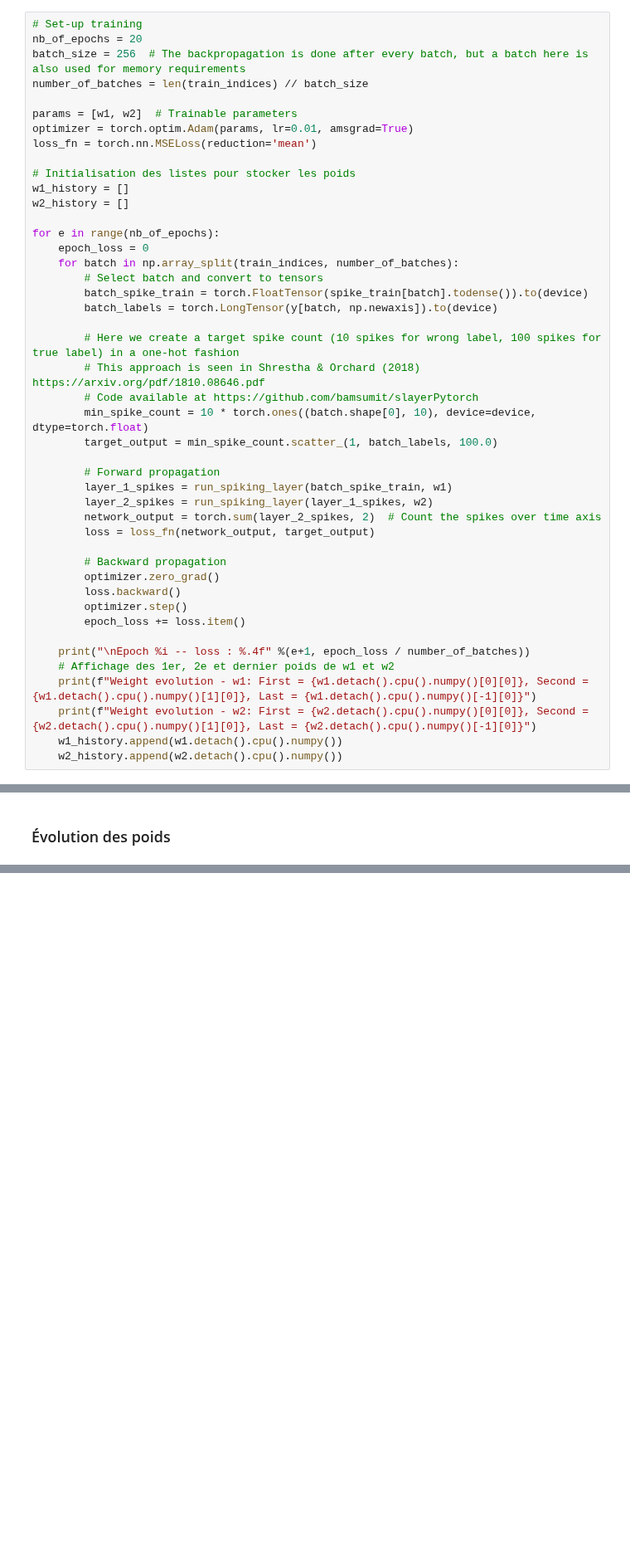
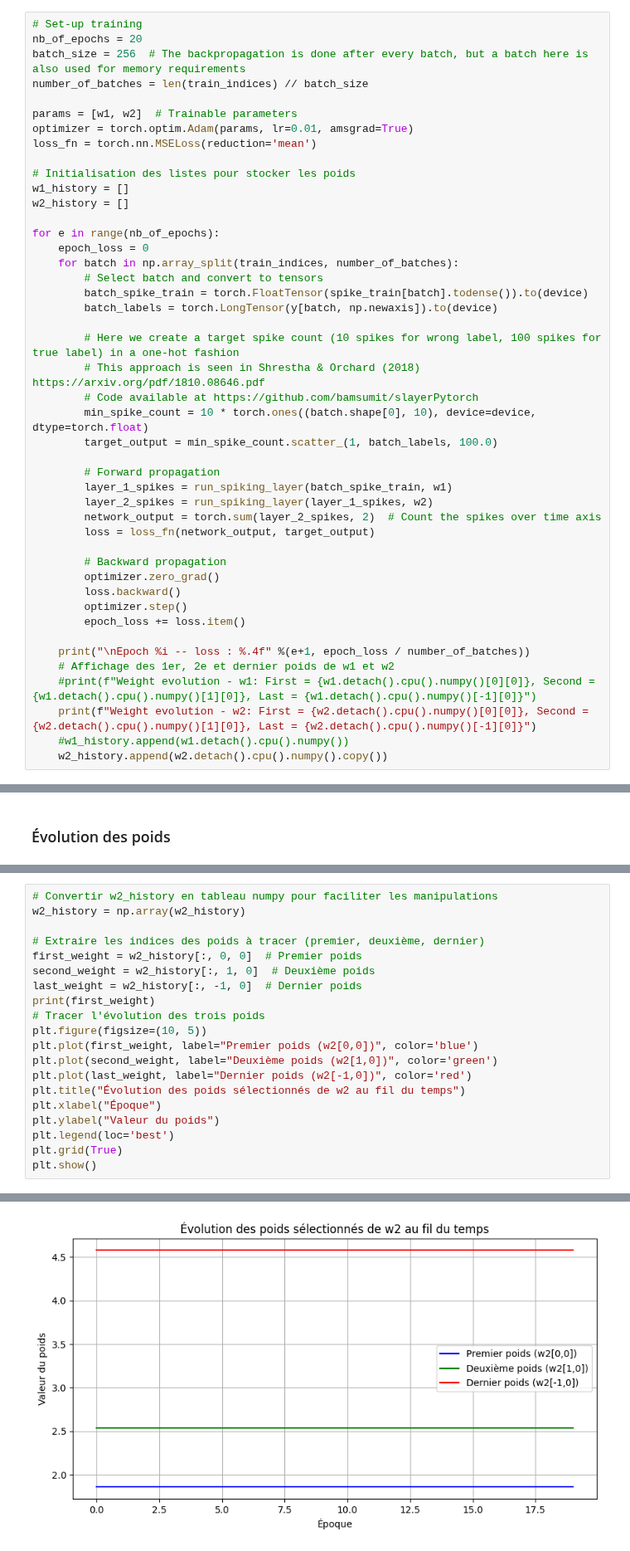
Before and after one commit to TheBehst/GEI723-APP3, a Jupyter notebook: Code_a_trous_Backprop_in_SNN_with_Pytorch_2024.ipynb, the cells around one changed output, grey strips where cells are left out. Shown at 83% size. Saved outputs shown, nothing was run; the diff lists cells and outputs as text; blank space fills up the shorter version.

```diff
--- a/Code_a_trous_Backprop_in_SNN_with_Pytorch_2024.ipynb
+++ b/Code_a_trous_Backprop_in_SNN_with_Pytorch_2024.ipynb
@@ -377,10 +340,10 @@ for e in range(nb_of_epochs):
 
     print("\nEpoch %i -- loss : %.4f" %(e+1, epoch_loss / number_of_batches))
     # Affichage des 1er, 2e et dernier poids de w1 et w2
-    print(f"Weight evolution - w1: First = {w1.detach().cpu().numpy()[0][0]}, Second = {w1.detach().cpu().numpy()[1][0]}, Last = {w1.detach().cpu().numpy()[-1][0]}")
+    #print(f"Weight evolution - w1: First = {w1.detach().cpu().numpy()[0][0]}, Second = {w1.detach().cpu().numpy()[1][0]}, Last = {w1.detach().cpu().numpy()[-1][0]}")
     print(f"Weight evolution - w2: First = {w2.detach().cpu().numpy()[0][0]}, Second = {w2.detach().cpu().numpy()[1][0]}, Last = {w2.detach().cpu().numpy()[-1][0]}")
-    w1_history.append(w1.detach().cpu().numpy())
-    w2_history.append(w2.detach().cpu().numpy())
+    #w1_history.append(w1.detach().cpu().numpy())
+    w2_history.append(w2.detach().cpu().numpy().copy())
 # %% [output]
 Epoch 1 -- loss : 329.8574
 Weight evolution - w1: First = -0.11258398741483688, Second = -0.08833757787942886, Last = -0.02453634701669216
@@ -479,0 +413,21 @@ KeyboardInterrupt:
+# %%
+# Convertir w2_history en tableau numpy pour faciliter les manipulations
+w2_history = np.array(w2_history)
+
+# Extraire les indices des poids à tracer (premier, deuxième, dernier)
+first_weight = w2_history[:, 0, 0]  # Premier poids
+second_weight = w2_history[:, 1, 0]  # Deuxième poids
+last_weight = w2_history[:, -1, 0]  # Dernier poids
+print(first_weight)
+# Tracer l'évolution des trois poids
+plt.figure(figsize=(10, 5))
+plt.plot(first_weight, label="Premier poids (w2[0,0])", color='blue')
+plt.plot(second_weight, label="Deuxième poids (w2[1,0])", color='green')
+plt.plot(last_weight, label="Dernier poids (w2[-1,0])", color='red')
+plt.title("Évolution des poids sélectionnés de w2 au fil du temps")
+plt.xlabel("Époque")
+plt.ylabel("Valeur du poids")
+plt.legend(loc='best')
+plt.grid(True)
+plt.show()
+# %% [output]
@@ -479,0 +437 @@ KeyboardInterrupt:
+[figure, added]
```
Also changed, not shown: parts of 9 cells of this notebook.
